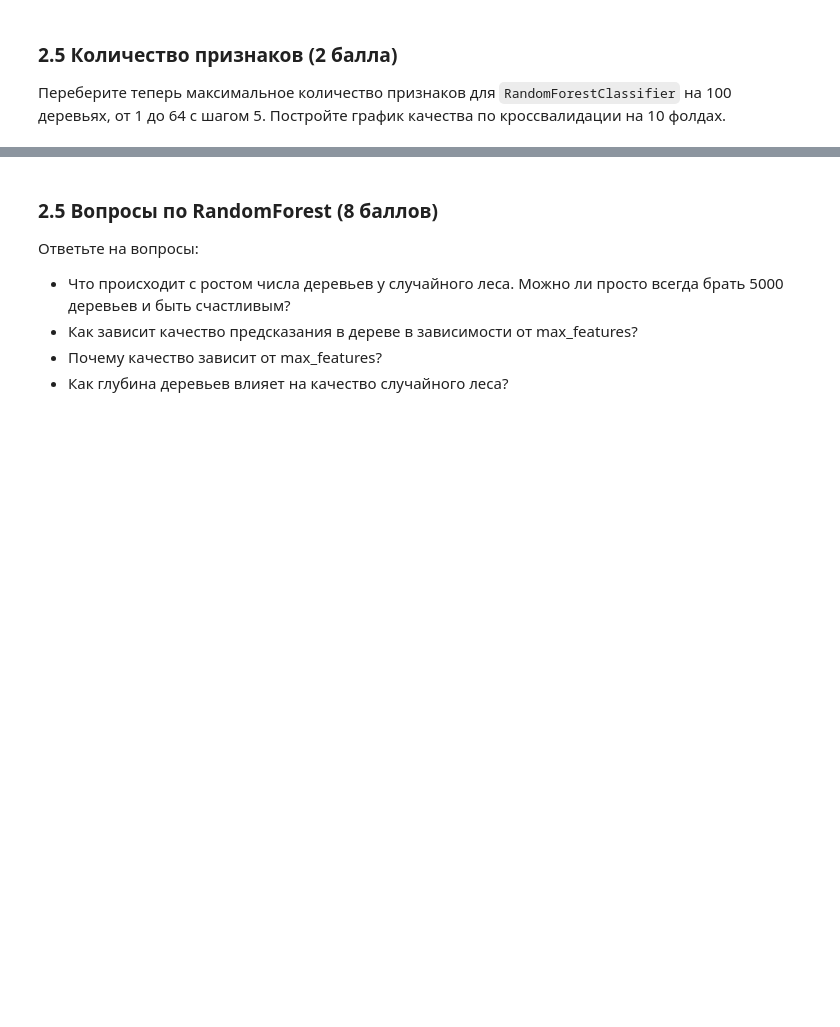
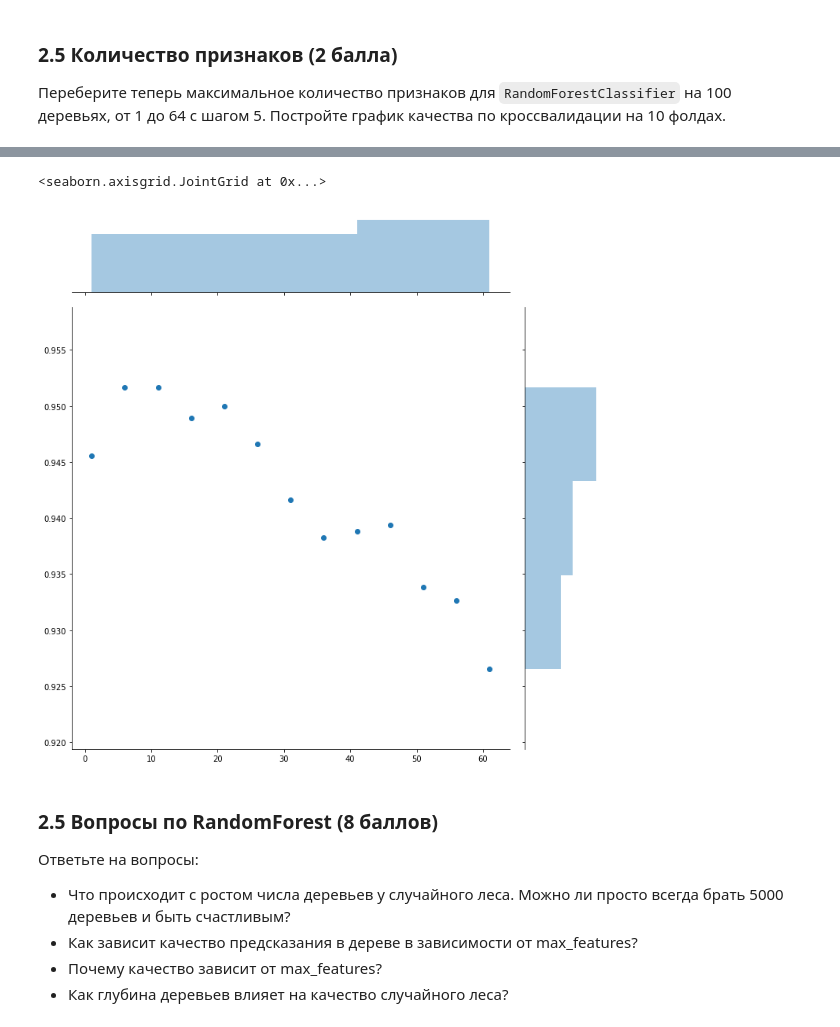
Before and after one commit to Agotsulov/ML-7bits, a Jupyter notebook: week09_09-02-decision-trees-workshop.ipynb, the cells around one changed output, grey strips where cells are left out. Drawn from its saved outputs; the diff is of its cells as text; code cells hidden in the pictures; blank space fills up the shorter version.

```diff
--- a/week09_09-02-decision-trees-workshop.ipynb
+++ b/week09_09-02-decision-trees-workshop.ipynb
@@ -254,3 +284,10 @@ BaggingClassifier(base_estimator=DecisionTreeClassifier(class_weight=None, crite
 ### 2.5 Количество признаков  (2 балла)
 
 Переберите теперь максимальное количество признаков для `RandomForestClassifier` на 100 деревьях, от 1 до 64 с шагом 5. Постройте график качества по кроссвалидации на 10 фолдах.
+# %%
+scores_mean = [0 for i in range(1, 64, 5)]
+
+j = 0
+for i in range(1, 64, 5):
+    scores_mean[j] = cross_val_score(RandomForestClassifier(n_estimators=100, max_features=i), X, y, cv=10, scoring="accuracy").mean()
+    j += 1
@@ -257,3 +310,8 @@ BaggingClassifier(base_estimator=DecisionTreeClassifier(class_weight=None, crite
+# %%
+sns.jointplot(x=[i for i in range(1, 64, 5)], y=scores_mean,height=10)
+# %% [output]
+<seaborn.axisgrid.JointGrid at 0x...>
+[figure, added]
 # %% [markdown]
 ### 2.5 Вопросы по RandomForest (8 баллов)
 
```
Also changed, not shown: parts of 4 cells of this notebook.
